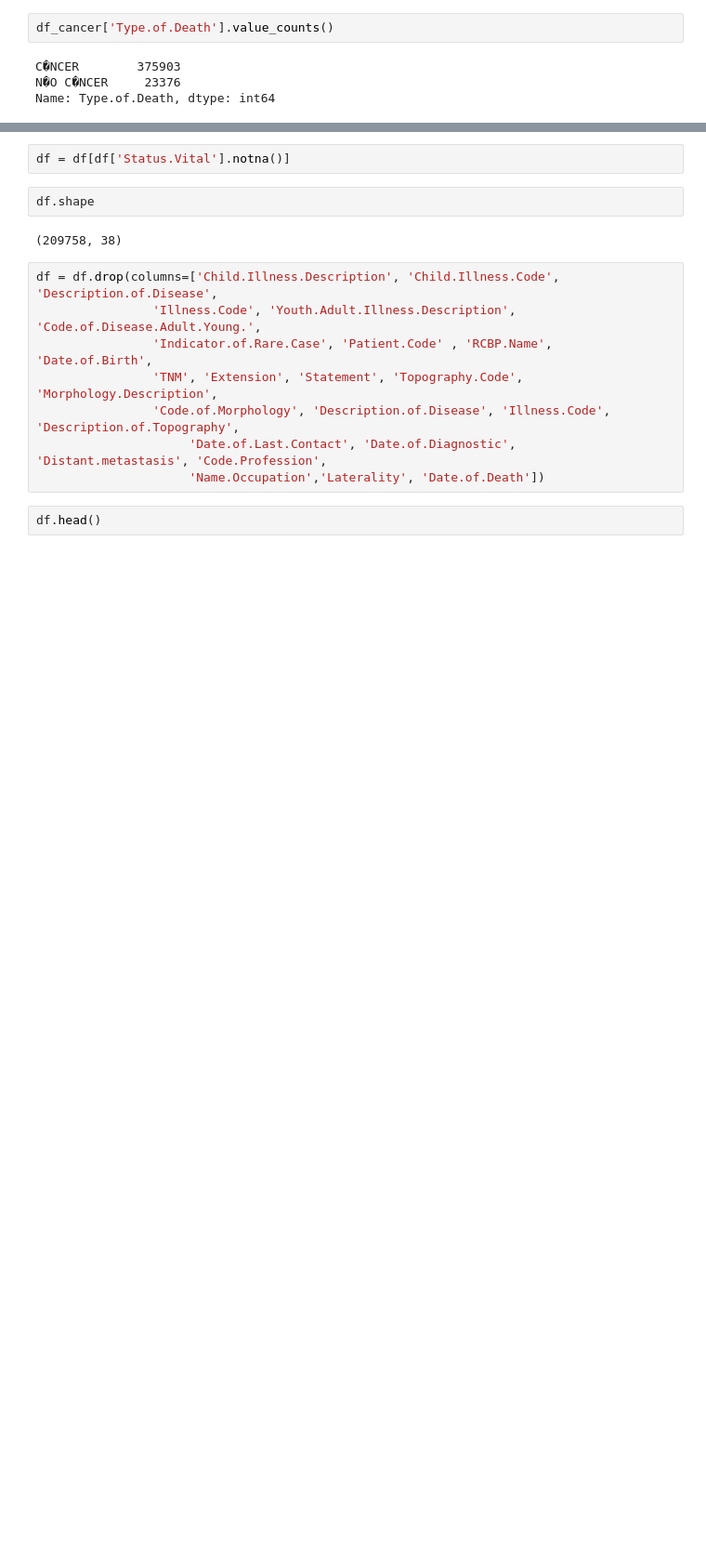
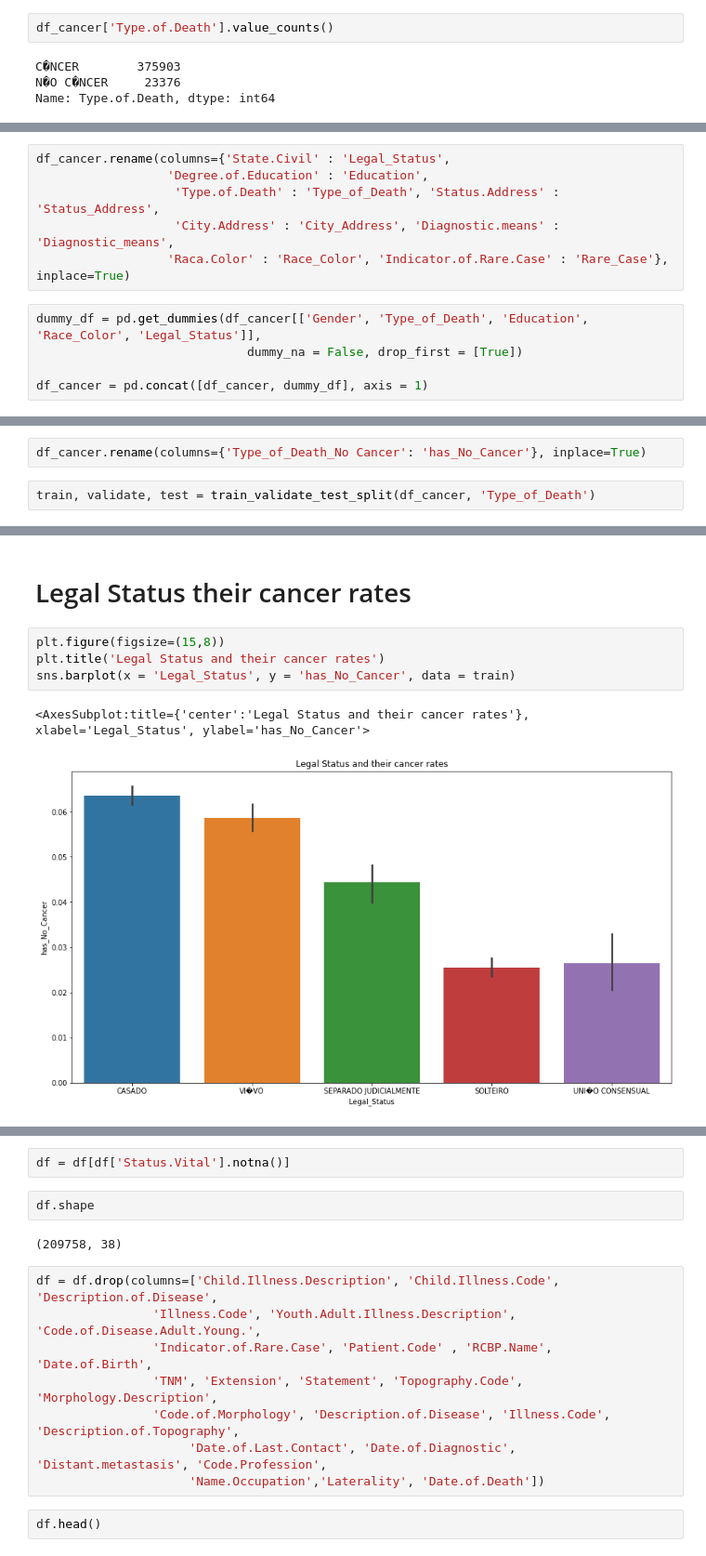
Before and after one commit to PGuajardo/Cancer-Brazil-Project, a Jupyter notebook: Brazil_Cancer_data.ipynb, the cells around one changed output, grey strips where cells are left out. Shown at 93% size. Cells and saved outputs as stored; diff of their text form; blank space fills up the shorter version.

```diff
--- a/Brazil_Cancer_data.ipynb
+++ b/Brazil_Cancer_data.ipynb
@@ -133,0 +216,11 @@ Name: Type.of.Death, dtype: int64
+# %%
+df_cancer.rename(columns={'State.Civil' : 'Legal_Status',
+                  'Degree.of.Education' : 'Education',
+                   'Type.of.Death' : 'Type_of_Death', 'Status.Address' : 'Status_Address',
+                   'City.Address' : 'City_Address', 'Diagnostic.means' : 'Diagnostic_means',
+                  'Raca.Color' : 'Race_Color', 'Indicator.of.Rare.Case' : 'Rare_Case'}, inplace=True)
+# %%
+dummy_df = pd.get_dummies(df_cancer[['Gender', 'Type_of_Death', 'Education', 'Race_Color', 'Legal_Status']],
+                             dummy_na = False, drop_first = [True])
+
+df_cancer = pd.concat([df_cancer, dummy_df], axis = 1)
@@ -133,0 +247,4 @@ Name: Type.of.Death, dtype: int64
+# %%
+df_cancer.rename(columns={'Type_of_Death_No Cancer': 'has_No_Cancer'}, inplace=True)
+# %%
+train, validate, test = train_validate_test_split(df_cancer, 'Type_of_Death')
@@ -133,0 +280,9 @@ Name: Type.of.Death, dtype: int64
+# %% [markdown]
+# Legal Status their cancer rates
+# %%
+plt.figure(figsize=(15,8))
+plt.title('Legal Status and their cancer rates')
+sns.barplot(x = 'Legal_Status', y = 'has_No_Cancer', data = train)
+# %% [output]
+<AxesSubplot:title={'center':'Legal Status and their cancer rates'}, xlabel='Legal_Status', ylabel='has_No_Cancer'>
+[figure, added]
```
Also changed, not shown: parts of 108 cells of this notebook, 1 other file.
